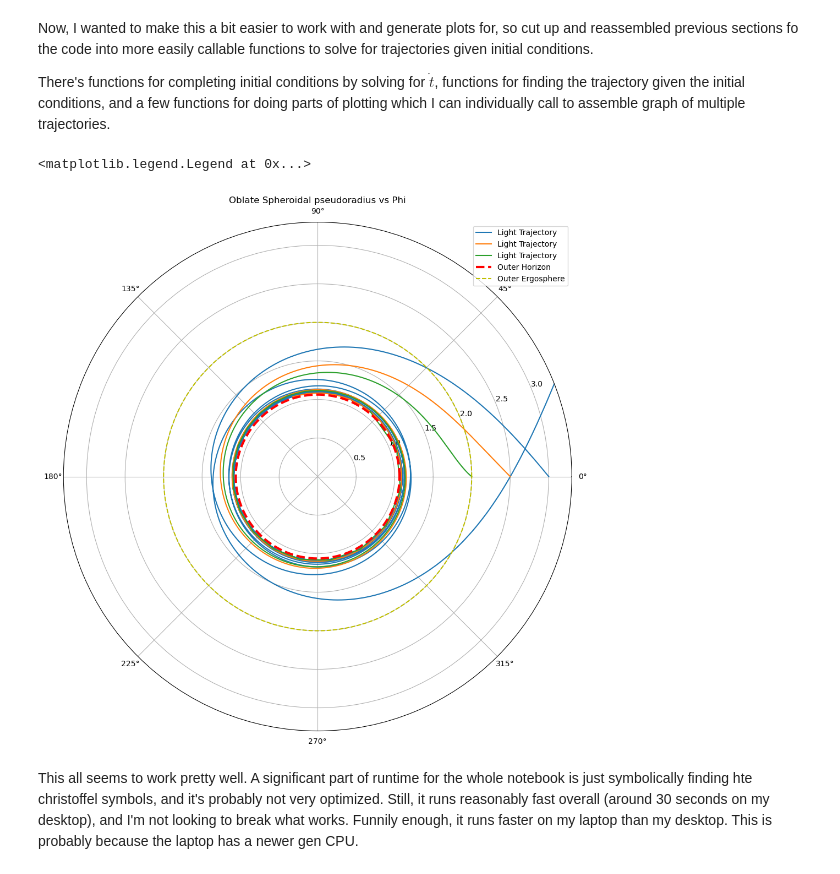
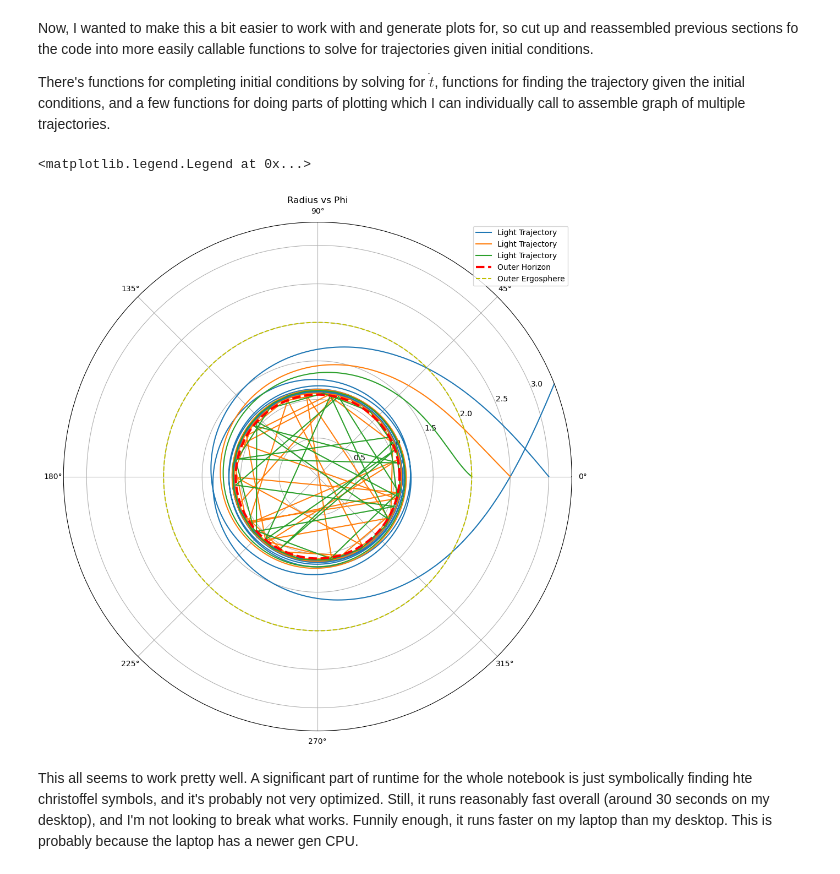
Before and after one commit to LordofDorknes/KerrSim, a Jupyter notebook: KerrSymb.ipynb, the cells around one changed output. Drawn from its saved outputs; the diff is of its cells as text; code cells hidden in the pictures.

Commit message:
Fixed some text, added more plots

```diff
--- a/KerrSymb.ipynb
+++ b/KerrSymb.ipynb
@@ -349,7 +349,7 @@ def equat_solve(init_cond,max_step_size):
         except RuntimeError:
             break
         finally:
-            if (xmu[lambstep, 2] < 1.02 * r_h):
+            if (xmu[lambstep, 2] < 1.00001 * r_h):
                 break
             if (xmu[lambstep, 2] > 20 * r_0):
                 break
@@ -357,21 +357,6 @@ def equat_solve(init_cond,max_step_size):
     x_trunc = xmu[0:reachedstep, :]  #x without the trailing zero rows
     traj=deepcopy(x_trunc)
     return traj
-
-def plot_traj_rad(traj):
-    tmin=np.min(traj[:,0])
-    tmax=np.max(traj[:,0])
-    plt.figure(figsize=(6,6))
-    plt.plot(x_trunc[:,0],traj[:,2],'-o',label='Light Trajectory')
-    plt.plot([tmin, tmax],[r_h,r_h],label="Outer Horizon")
-    plt.plot([tmin, tmax],[r_hi,r_hi],label="Inner Horizon")
-    plt.plot([tmin, tmax],[r_e,r_e],label="Outer Ergosphere")
-    plt.xlabel("t")
-    plt.ylabel("Radius r")
-    plt.title("Radius vs Coordinate Time")
-    plt.ylim([0,r_0*1.5])
-    plt.legend()
-    return
 
     #polar plot
 def setup_polar_plot():
@@ -397,7 +382,7 @@ def plot_traj_rad(traj,axes):
     axes.plot(traj[:,1],traj[:,2],label='Light Trajectory')
 
     #axes.plot(th_hor,rhi_arr)
-    plt.title("Oblate Spheroidal pseudoradius vs Phi")
+    plt.title("Radius vs Phi")
     plt.ylim([0,r_0*1])
 
     return
@@ -428,34 +413,34 @@ rp_0=-0.05 #initial radial (pseudo?)momentum
 phi_0=0 #initial angular pos
 phip_0=0.0204#initial angular (pseudo?)momentum
 
 t_0=0
 part2_y0=init_condition_completer(m,r_0,rp_0,phi_0,phip_0,t_0)
 part2_y=equat_solve(part2_y0,0.01)
 
 plot_traj_rad(part2_y,pol_axes)
 
 #particle 3
 
 m=0.00 #particle mass
 r_0=2.00 #initial radial pos
 rp_0=-0.05 #initial radial (pseudo?)momentum
 
 phi_0=0 #initial angular pos
 phip_0=0.0204#initial angular (pseudo?)momentum
 
 t_0=0
 
 part3_y0=init_condition_completer(m,r_0,rp_0,phi_0,phip_0,t_0)
 part3_y=equat_solve(part3_y0,0.01)
 plot_traj_rad(part3_y,pol_axes)
 
 
 plot_horizons(pol_axes)
 plt.ylim([0,3*1.1])
 plt.legend()
 # %% [output]
 <matplotlib.legend.Legend at 0x...>
-[figure, old version]
+[figure, new version]
 # %% [markdown]
 This all seems to work pretty well. A significant part of runtime for the whole notebook is just symbolically finding hte christoffel symbols, and it's probably not very optimized.
 Still, it runs reasonably fast overall (around 30 seconds on my desktop), and I'm not looking to break what works.
```
Also changed, not shown: parts of 3 cells of this notebook.
